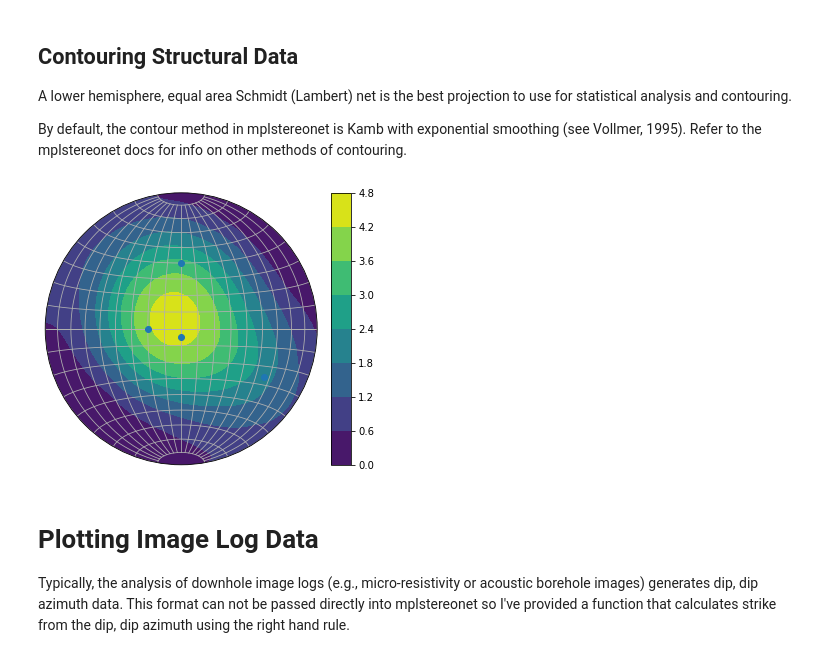
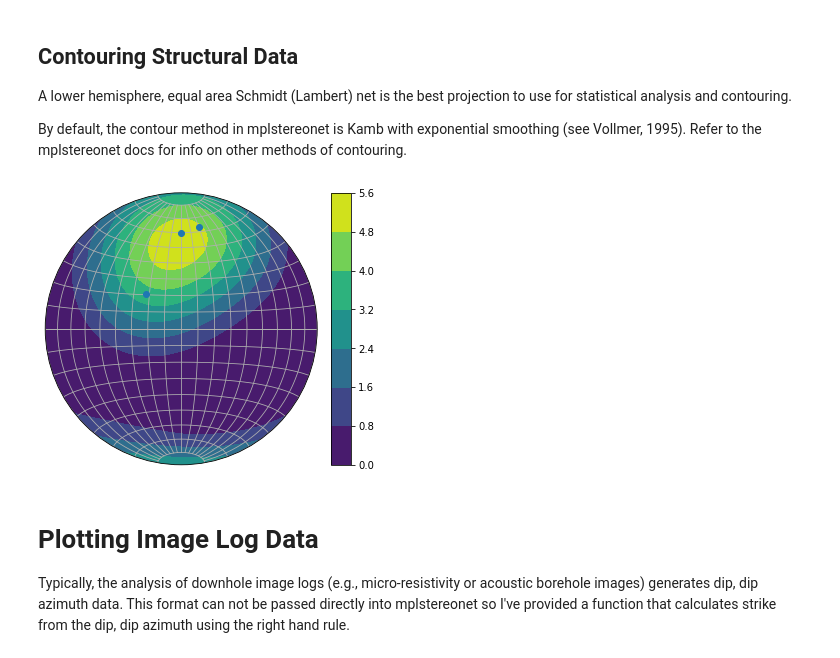
Before and after one commit to ICWallis/fractoolbox, a Jupyter notebook: stereonet-basics.ipynb, the cells around one changed output. Saved outputs shown, nothing was run; the diff lists cells and outputs as text; code cells hidden in the pictures.

```diff
--- a/stereonet-basics.ipynb
+++ b/stereonet-basics.ipynb
@@ -169,25 +172,25 @@ By default, the contour method in mplstereonet is Kamb with exponential smoothin
 # %%
 # below illustrates a different method for
 # generating the plot container compared with
 # above, but the result is the same
 
 fig, ax = mpls.subplots(1,1,constrained_layout=True)
 
-strike=df.strike
-dip=df.dip
+strike=[45,90,100]
+dip=[30,60,65]
 
 cax = ax.density_contourf(strike, dip, measurement='poles')
 
 ax.pole(strike, dip)
 ax.grid(True)
 ax.set_azimuth_ticklabels([])
 
 # add the colour bar
 fig.colorbar(cax)
 
 plt.show()
 # %% [output]
-[figure, old version]
+[figure, new version]
 # %% [markdown]
 # Plotting Image Log Data
 
```
Also changed, not shown: parts of 3 cells of this notebook, 1 other file.
